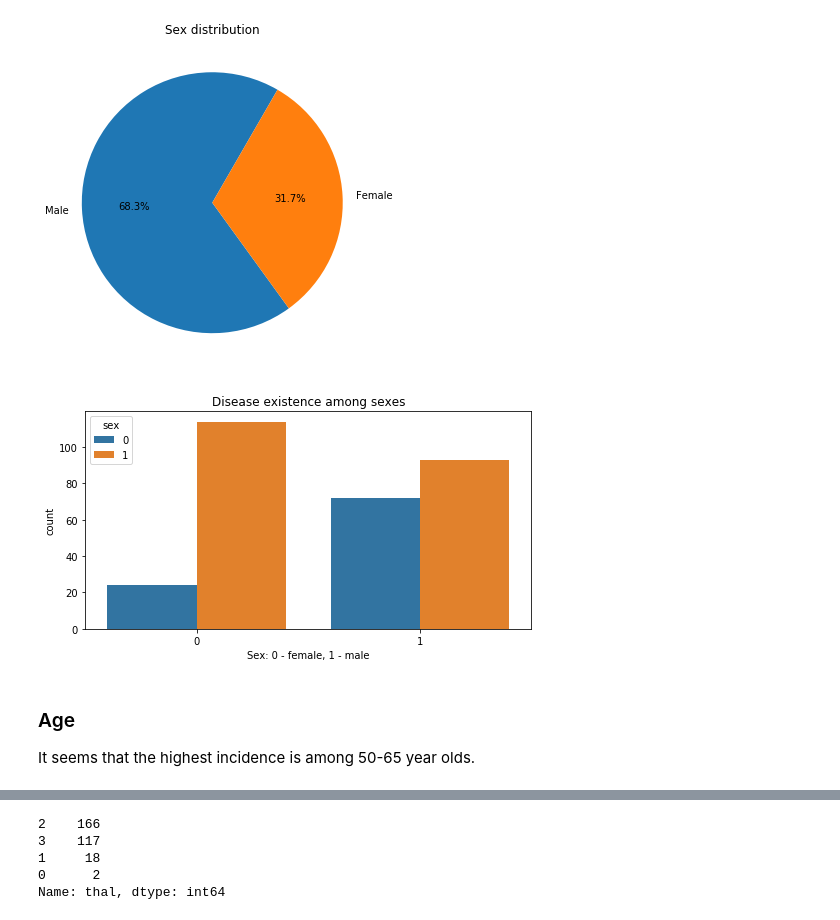
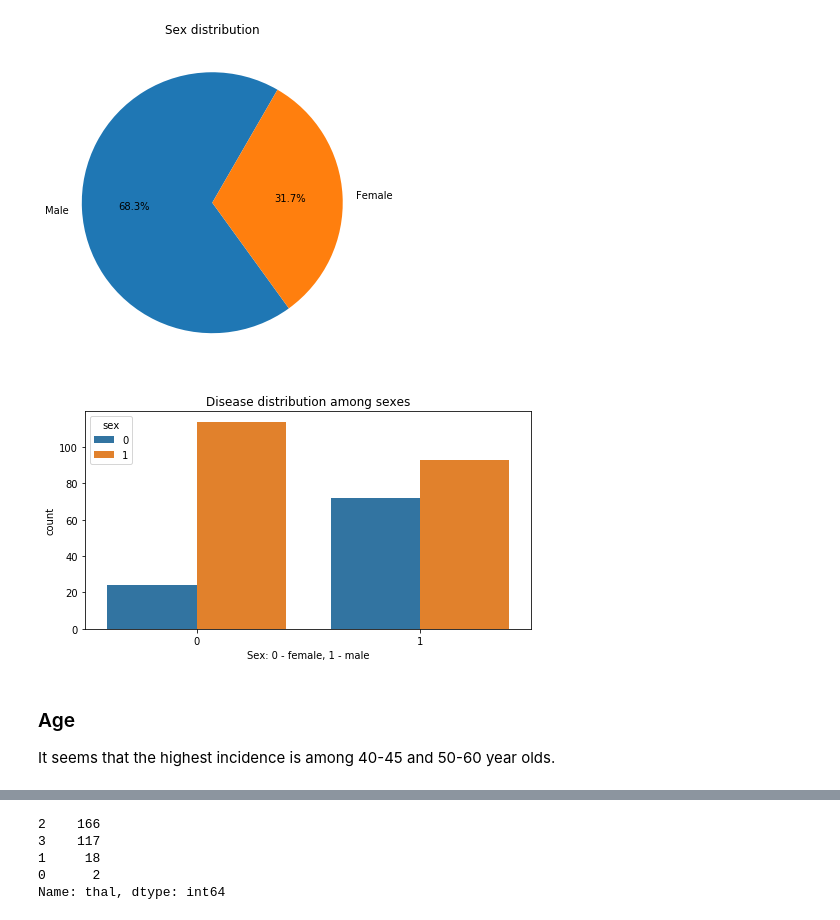
Before and after one commit to hitiminid/heart-disease-dataset, a Jupyter notebook: Heart Disease.ipynb, the cells around one changed output, grey strips where cells are left out. Saved outputs shown, nothing was run; the diff lists cells and outputs as text; code cells hidden in the pictures.

```diff
--- a/Heart Disease.ipynb
+++ b/Heart Disease.ipynb
@@ -149,11 +156,11 @@ plt.show() # required since lack of this command shows previous ouputs
 # %%
 plt.figure(figsize=(8,4))
 sns.countplot(x='target', hue='sex', data=df)
 plt.xlabel('Sex: 0 - female, 1 - male')
-plt.title('Disease existence among sexes')
+plt.title('Disease distribution among sexes')
 plt.show()
 # %% [output]
-[figure, old version]
+[figure, new version]
 # %% [markdown]
 ### Age
-It seems that the highest incidence is among 50-65 year olds.
+It seems that the highest incidence is among 40-45 and 50-60 year olds.
```
Also changed, not shown: parts of 29 cells of this notebook.
